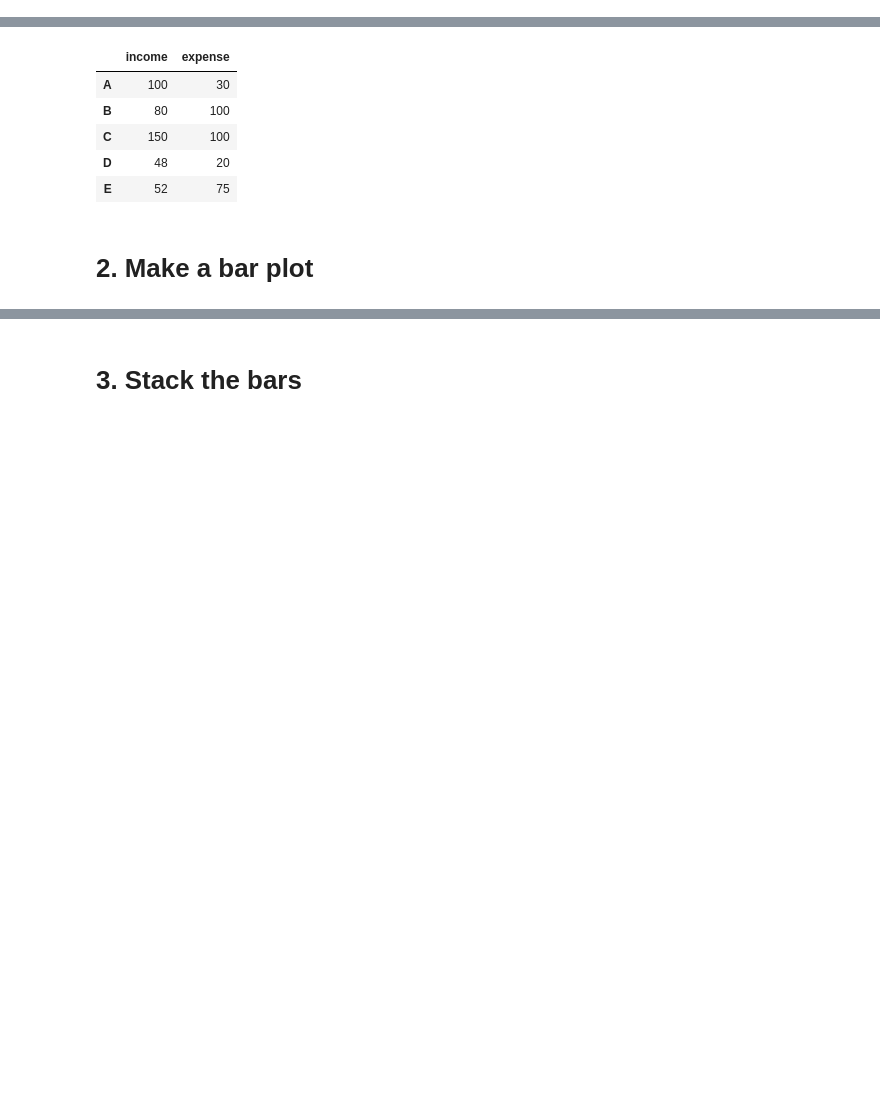
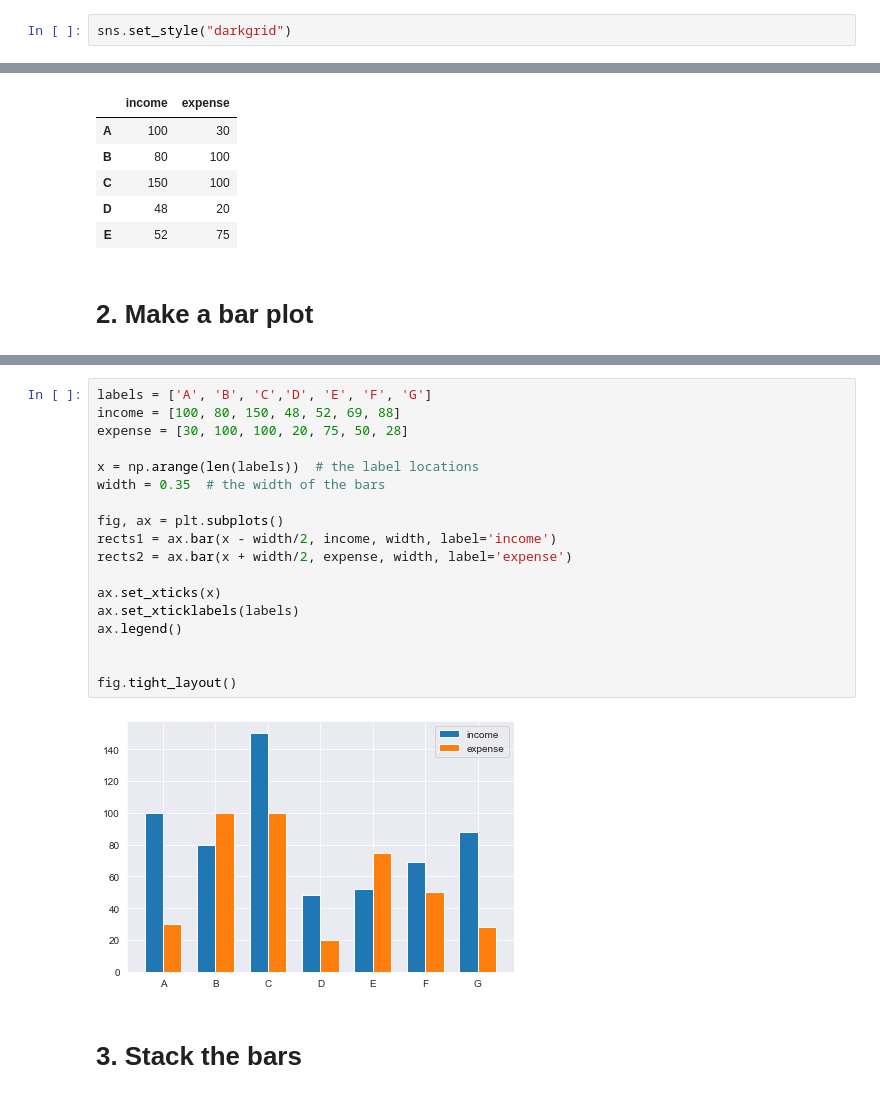
Before and after one commit to HilmiTaskin/Clarusway-DS-Students-08-21, a Jupyter notebook: 2- Weekly Agenda/week4_DV_student.ipynb, the cells around one changed output, grey strips where cells are left out. Drawn from its saved outputs; the diff is of its cells as text; blank space fills up the shorter version.

```diff
--- a/2- Weekly Agenda/week4_DV_student.ipynb
+++ b/2- Weekly Agenda/week4_DV_student.ipynb
@@ -5,6 +5,8 @@ import matplotlib.pyplot as plt
 import seaborn as sns
 # %% [markdown]
 # 1. Set darkgrid style from seaborn
+# %%
+sns.set_style("darkgrid")
 # %% [markdown]
 Bar plots
 # %%
@@ -29,2 +27,22 @@ df.head()
+# %%
+labels = ['A', 'B', 'C','D', 'E', 'F', 'G']
+income = [100, 80, 150, 48, 52, 69, 88]
+expense = [30, 100, 100, 20, 75, 50, 28]
+
+x = np.arange(len(labels))  # the label locations
+width = 0.35  # the width of the bars
+
+fig, ax = plt.subplots()
+rects1 = ax.bar(x - width/2, income, width, label='income')
+rects2 = ax.bar(x + width/2, expense, width, label='expense')
+
+ax.set_xticks(x)
+ax.set_xticklabels(labels)
+ax.legend()
+
+
+fig.tight_layout()
+# %% [output]
+[figure, added]
 # %% [markdown]
 # 3. Stack the bars
```
Also changed, not shown: parts of 23 cells of this notebook, 35 other files.
